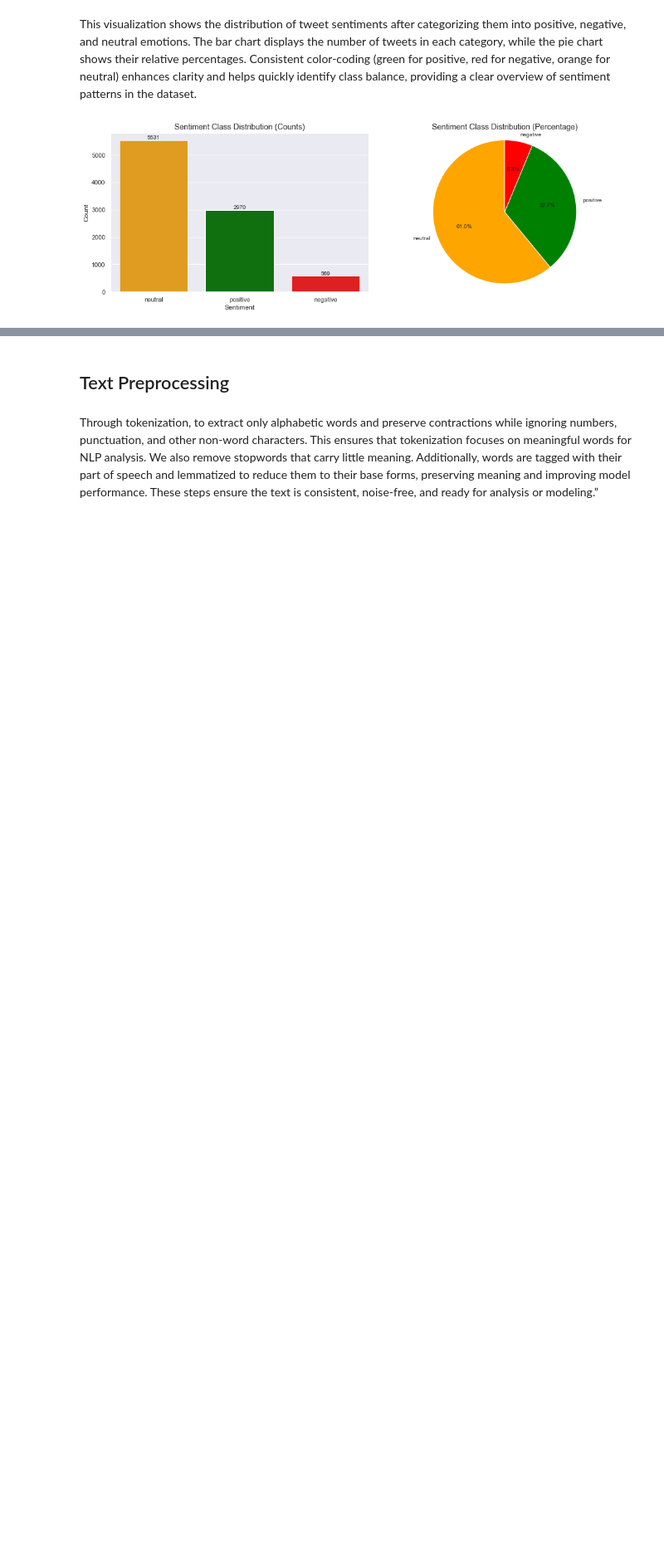
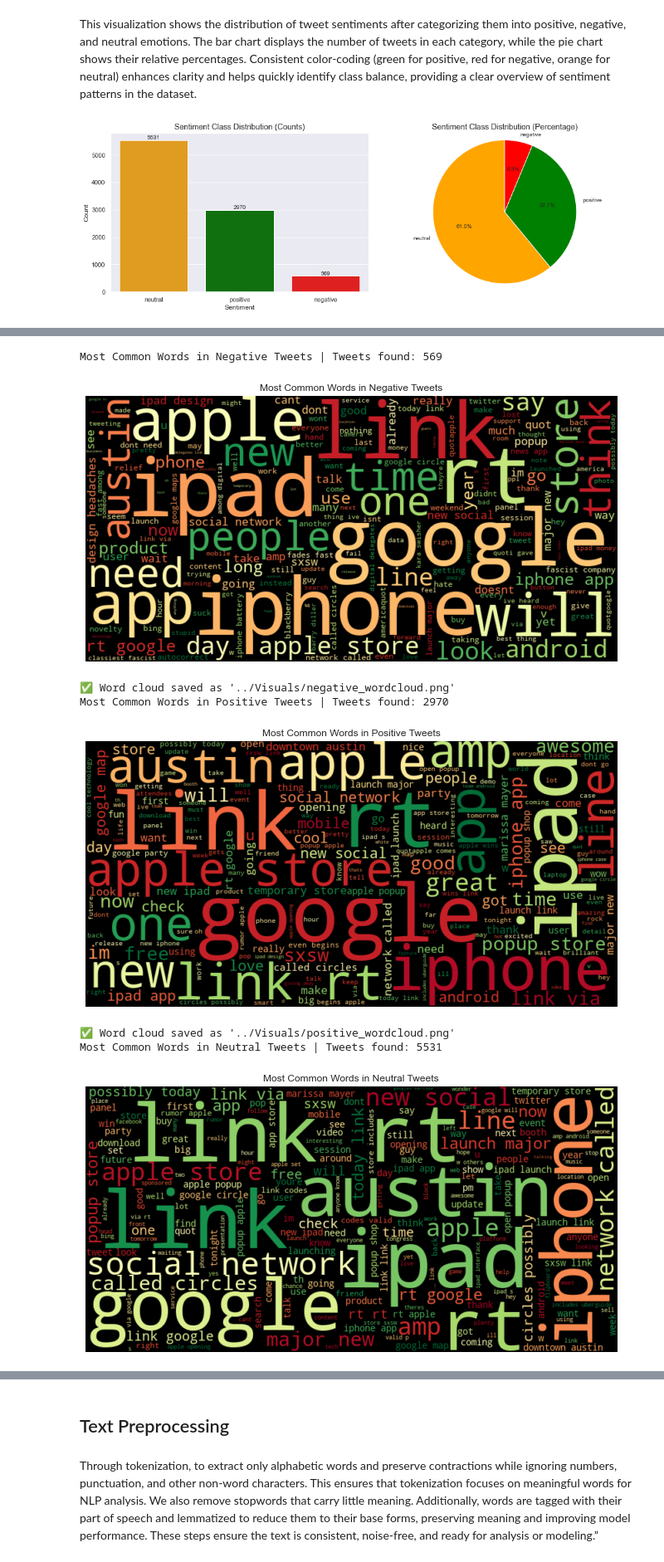
Before and after one commit to lorenaterah/Sentiment-Analysis-NLP, a Jupyter notebook: index.ipynb, the cells around one changed output, grey strips where cells are left out. Shown at 83% size. Cells and saved outputs as stored; diff of their text form; code cells hidden in the pictures; blank space fills up the shorter version.

```diff
--- a/index.ipynb
+++ b/index.ipynb
@@ -346,0 +356,73 @@ plt.show()
+# %%
+# --- Imports ---
+import os
+import matplotlib.pyplot as plt
+from wordcloud import WordCloud, STOPWORDS
+
+# --- Function ---
+def create_wordcloud(sentiment_label, title, df, text_column='cleaned_text'):
+    """
+    Generates a word cloud for a given sentiment category.
+
+    Parameters:
+    - sentiment_label: sentiment to filter (e.g., 'positive')
+    - title: plot title
+    - df: pandas DataFrame containing the data
+    - text_column: column containing text (default 'cleaned_text')
+    """
+    # Filter by sentiment
+    subset = df[df['emotion'] == sentiment_label]
+    print(f"{title} | Tweets found: {len(subset)}")
+
+    if subset.empty:
+        print("❌ No tweets found — check sentiment label")
+        return
+
+    # Combine all text
+    text = " ".join(subset[text_column].dropna().astype(str))
+
+    # Generate word cloud
+    wordcloud = WordCloud(
+        width=800,
+        height=400,
+        background_color='black',
+        colormap='RdYlGn',
+        stopwords=STOPWORDS,
+        max_words=200,
+        max_font_size=120,
+        relative_scaling=0,
+        contour_color="white",
+        contour_width=3
+    ).generate(text)
+
+    # Plot
+    plt.figure(figsize=(10, 5))
+    plt.imshow(wordcloud, interpolation='bilinear')
+    plt.axis('off')
+    plt.title(title)
+    plt.tight_layout()
+
+    # Save folder
+    os.makedirs("../Visuals", exist_ok=True)
+    filename = f"{sentiment_label}_wordcloud.png"
+    plt.savefig(os.path.join("..", "Visuals", filename), dpi=300, bbox_inches='tight')
+    plt.show()
+    print(f"✅ Word cloud saved as '../Visuals/{filename}'")
+
+# --- Automatically generate word clouds for all emotions ---
+for sentiment in df['emotion'].unique():
+    create_wordcloud(
+        sentiment_label=sentiment,
+        title=f"Most Common Words in {sentiment.capitalize()} Tweets",
+        df=df,
+        text_column='cleaned_text'
+    )
+# %% [output]
+Most Common Words in Negative Tweets | Tweets found: 569
+[figure, added]
+✅ Word cloud saved as '../Visuals/negative_wordcloud.png'
+Most Common Words in Positive Tweets | Tweets found: 2970
+[figure, added]
+✅ Word cloud saved as '../Visuals/positive_wordcloud.png'
+Most Common Words in Neutral Tweets | Tweets found: 5531
+[figure, added]
```
Also changed, not shown: parts of 14 cells of this notebook, 1 other file.
